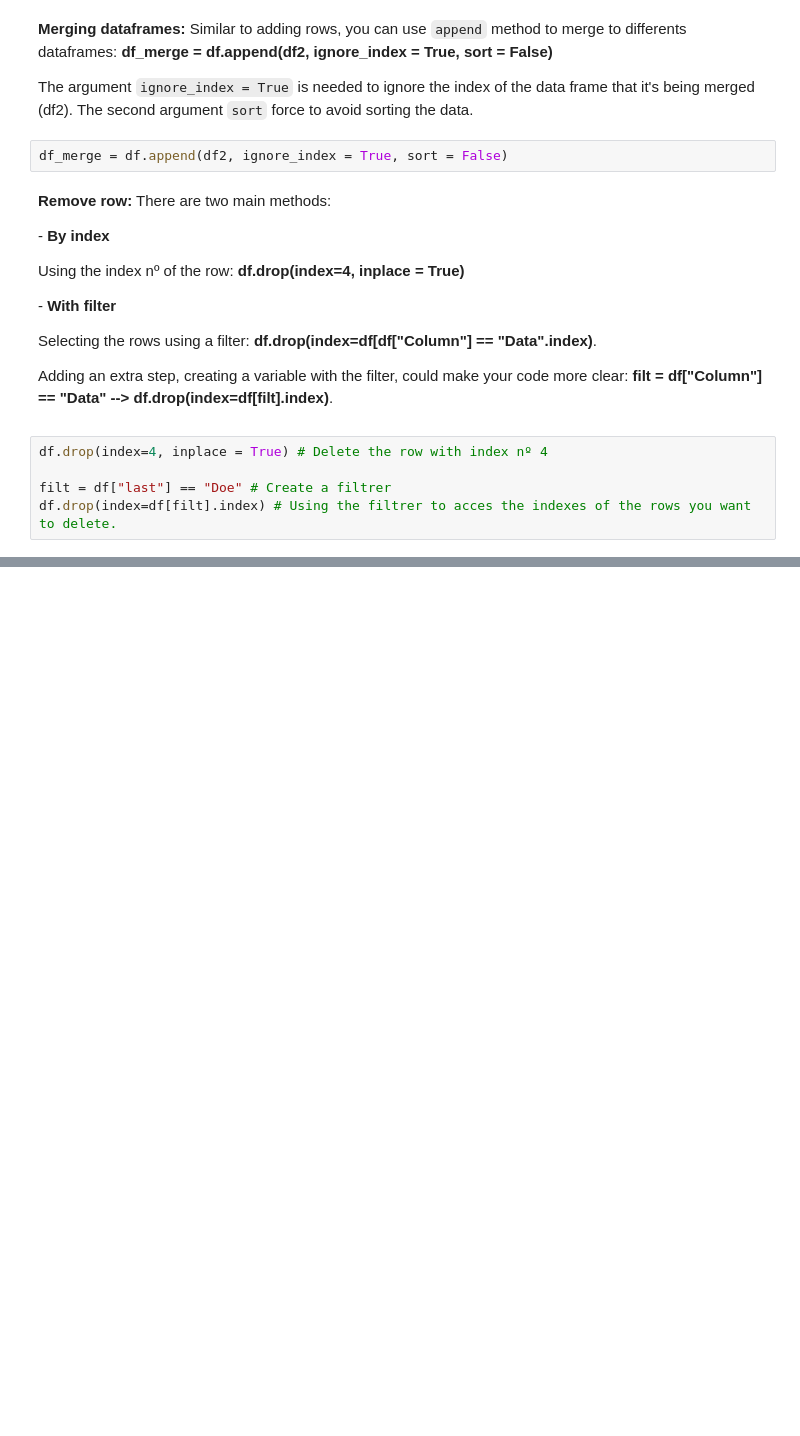
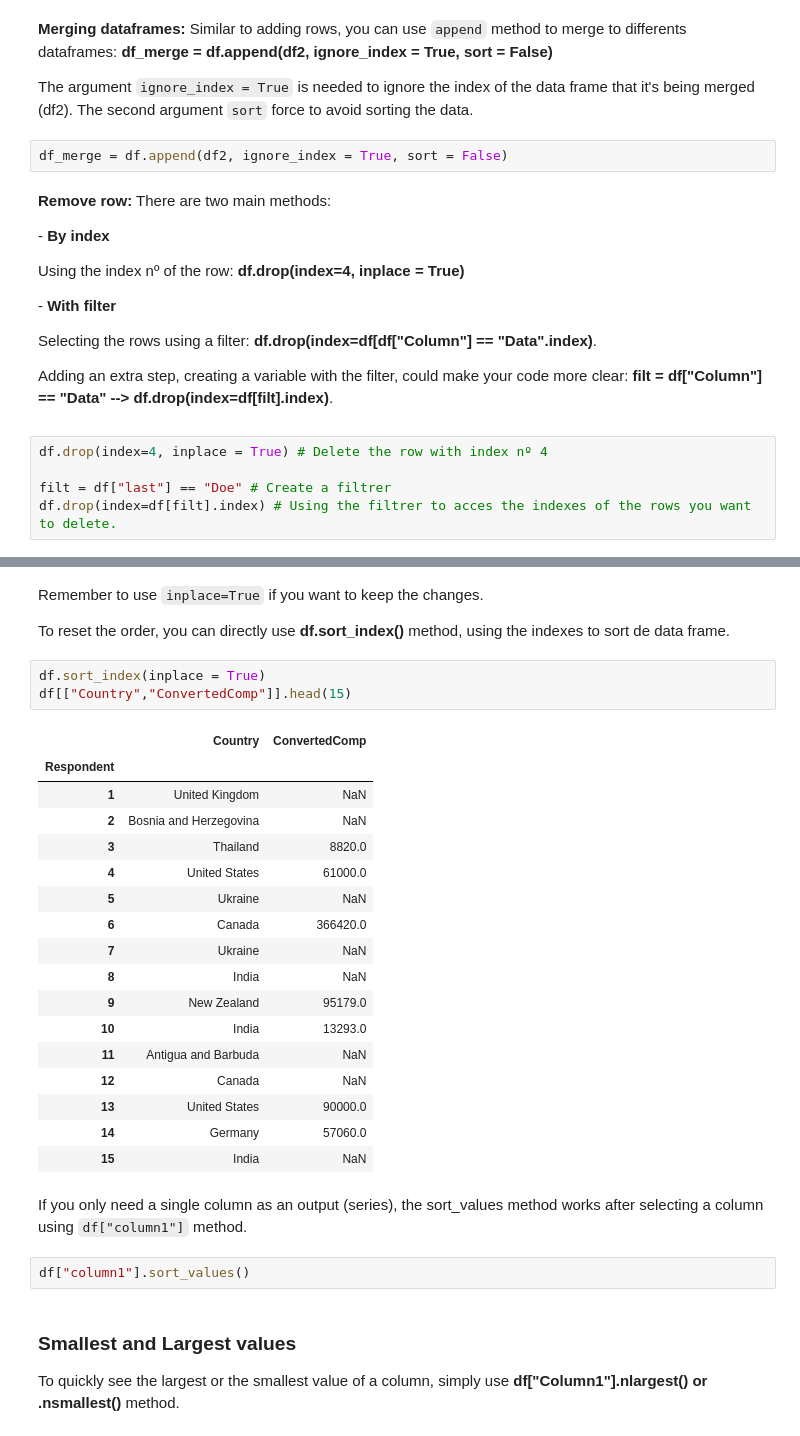
Before and after one commit to Joanpm1215/Pandas-Tutorial, a Jupyter notebook: scripts/Pandas_Tutorial.ipynb, the cells around one changed output, grey strips where cells are left out. Saved outputs shown, nothing was run; the diff lists cells and outputs as text; blank space fills up the shorter version.

```diff
--- a/scripts/Pandas_Tutorial.ipynb
+++ b/scripts/Pandas_Tutorial.ipynb
@@ -393,0 +439,31 @@ df.drop(index=df[filt].index) # Using the filtrer to acces the indexes of the ro
+# %% [markdown]
+<p>Remember to use <code>inplace=True</code> if you want to keep the changes. </p>
+<p>To reset the order, you can directly use <strong>df.sort_index()</strong> method, using the indexes to sort de data frame.</p>
+# %%
+df.sort_index(inplace = True)
+df[["Country","ConvertedComp"]].head(15)
+# %% [output]
+|  | Country | ConvertedComp |
+| Respondent |  |  |
+| 1 | United Kingdom | NaN |
+| 2 | Bosnia and Herzegovina | NaN |
+| 3 | Thailand | 8820.0 |
+| 4 | United States | 61000.0 |
+| 5 | Ukraine | NaN |
+| 6 | Canada | 366420.0 |
+| 7 | Ukraine | NaN |
+| 8 | India | NaN |
+| 9 | New Zealand | 95179.0 |
+| 10 | India | 13293.0 |
+| 11 | Antigua and Barbuda | NaN |
+| 12 | Canada | NaN |
+| 13 | United States | 90000.0 |
+| 14 | Germany | 57060.0 |
+| 15 | India | NaN |
+# %% [markdown]
+If you only need a single column as an output (series), the sort_values method works after selecting a column using <code>df["column1"]</code> method.
+# %%
+df["column1"].sort_values()
+# %% [markdown]
+<h3> Smallest and Largest values</h3></p>
+<p> To quickly see the largest or the smallest value of a column, simply use <strong>df["Column1"].nlargest() or .nsmallest()</strong> method.</p>
```
Also changed, not shown: parts of 31 cells of this notebook.
